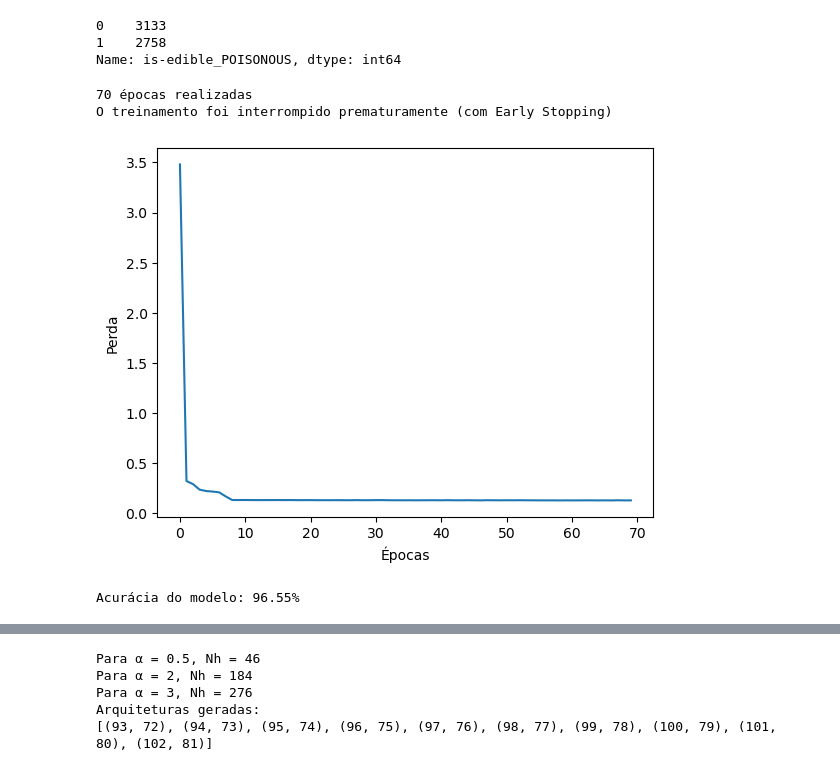
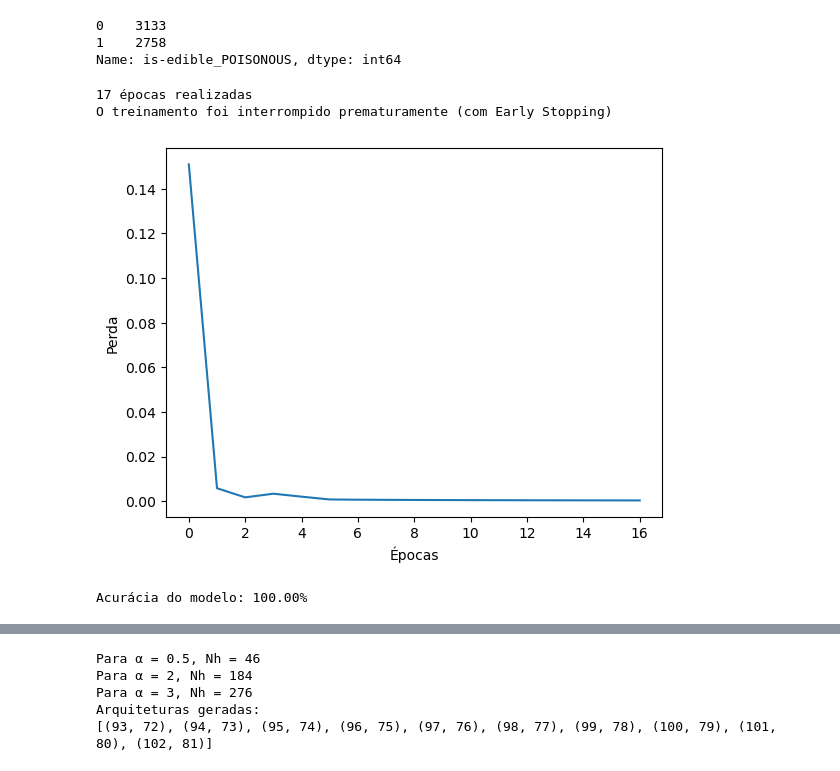
Before and after one commit to Glomyer/rna-2022.2-aa3, a Jupyter notebook: learning_task.ipynb, the cells around one changed output, grey strips where cells are left out. Drawn from its saved outputs; the diff is of its cells as text; code cells hidden in the pictures.

Commit message:
training with only 1 hidden layer of 1 neuron

```diff
--- a/learning_task.ipynb
+++ b/learning_task.ipynb
@@ -173,39 +173,39 @@ y_train.value_counts()
 1    2758
 Name: is-edible_POISONOUS, dtype: int64
 # %%
-# Criar modelo MLP com 2 camadas oculta de 64 e 36 neurônios e função de ativação ReLU
+# Criar modelo MLP com 2 neurônios e função de ativação ReLU
 mlp = MLPClassifier(
-    hidden_layer_sizes=(64, 36,),
+    hidden_layer_sizes=(1,),
     activation='relu',
     solver='adam',
     learning_rate_init=0.5,
     max_iter=100 # número de épocas
 )
 
 # Treinando o modelo
 loss = mlp.fit(X_train, y_train).loss_
 
 # Imprimindo se houve ou não early stopping
 print(mlp.n_iter_, "épocas realizadas")
 if mlp.n_iter_ == mlp.max_iter:
     print("O treinamento não foi interrompido prematuramente (sem Early Stopping)")
 else:
     print("O treinamento foi interrompido prematuramente (com Early Stopping)")
 
 # Plotando o gráfico da perda ao longo do treinamento
 plt.plot(mlp.loss_curve_)
 plt.xlabel('Épocas')
 plt.ylabel('Perda')
 plt.show()
 
 # Avaliar o desempenho do modelo no conjunto de teste
 accuracy = mlp.score(X_test, y_test)
 print("Acurácia do modelo: {:.2f}%".format(accuracy*100))
 # %% [output]
-70 épocas realizadas
+17 épocas realizadas
 O treinamento foi interrompido prematuramente (com Early Stopping)
-[figure, old version]
+[figure, new version]
-Acurácia do modelo: 96.55%
+Acurácia do modelo: 100.00%
 # %%
 from mlxtend.plotting import plot_confusion_matrix
 
```
Also changed, not shown: parts of 4 cells of this notebook.
